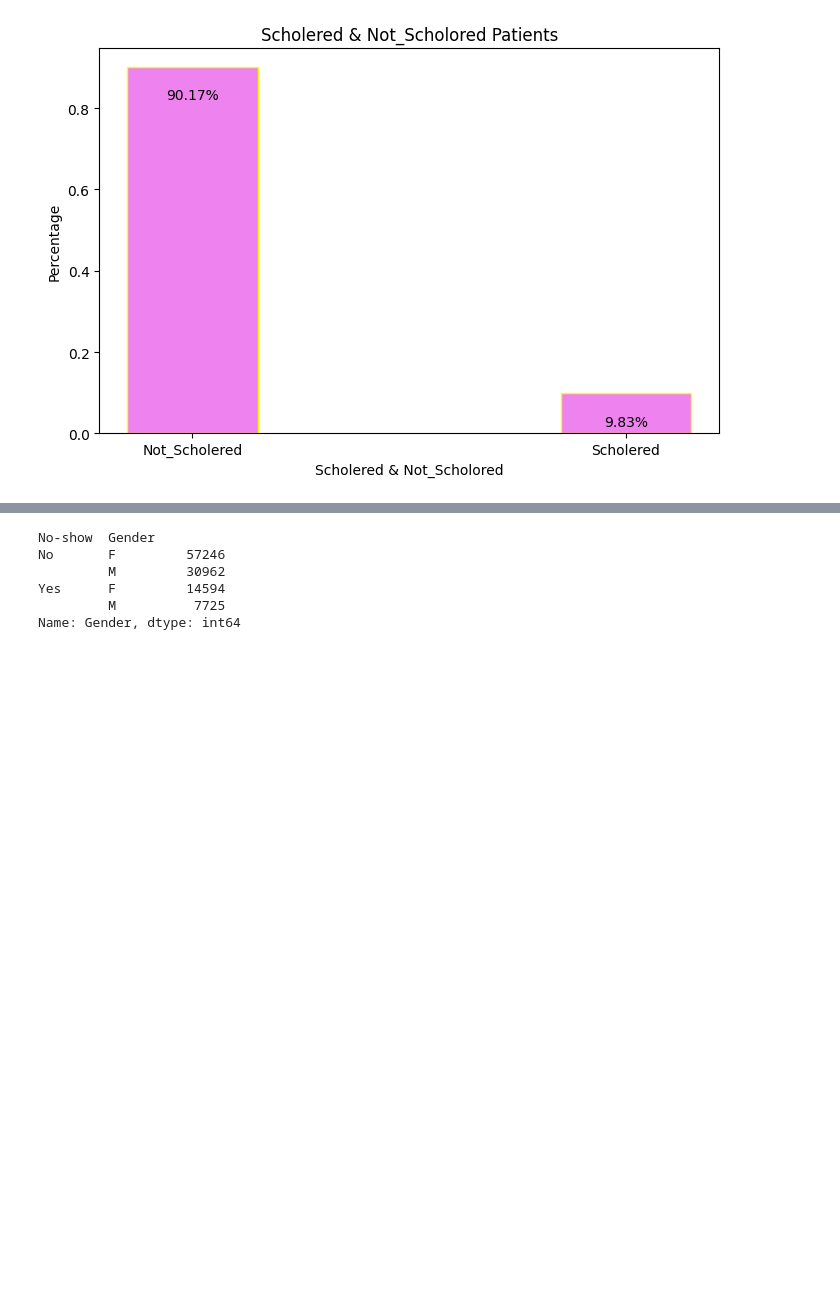
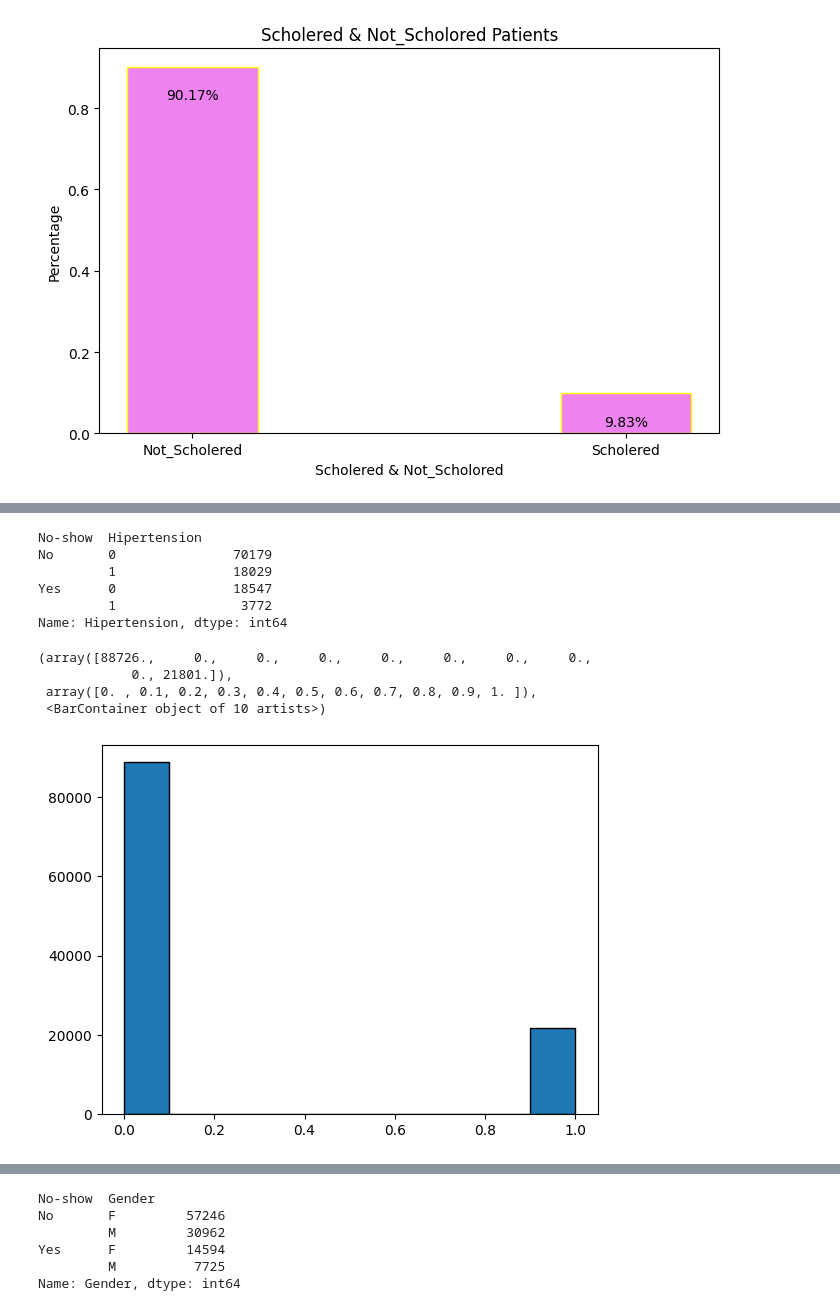
Before and after one commit to ijazkhan101/Medical-Appointment-No-Shows-EDA-Pie-charts, a Jupyter notebook: investigate a dataset.ipynb, the cells around one changed output, grey strips where cells are left out. Drawn from its saved outputs; the diff is of its cells as text; code cells hidden in the pictures; blank space fills up the shorter version.

```diff
--- a/investigate a dataset.ipynb
+++ b/investigate a dataset.ipynb
@@ -249,0 +270,18 @@ Text(0.5, 1.0, 'Scholered & Not_Scholored Patients')
+# %%
+# The count in each group of gender and no-show
+df.groupby('No-show')['Hipertension'].value_counts()
+# %% [output]
+No-show  Hipertension
+No       0               70179
+         1               18029
+Yes      0               18547
+         1                3772
+Name: Hipertension, dtype: int64
+# %%
+plt.hist(df['Hipertension'], edgecolor='black',bins=10,label='Hipertension')
+# %% [output]
+(array([88726.,     0.,     0.,     0.,     0.,     0.,     0.,     0.,
+            0., 21801.]),
+ array([0. , 0.1, 0.2, 0.3, 0.4, 0.5, 0.6, 0.7, 0.8, 0.9, 1. ]),
+ <BarContainer object of 10 artists>)
+[figure, added]
```
Also changed, not shown: parts of 5 cells of this notebook.
